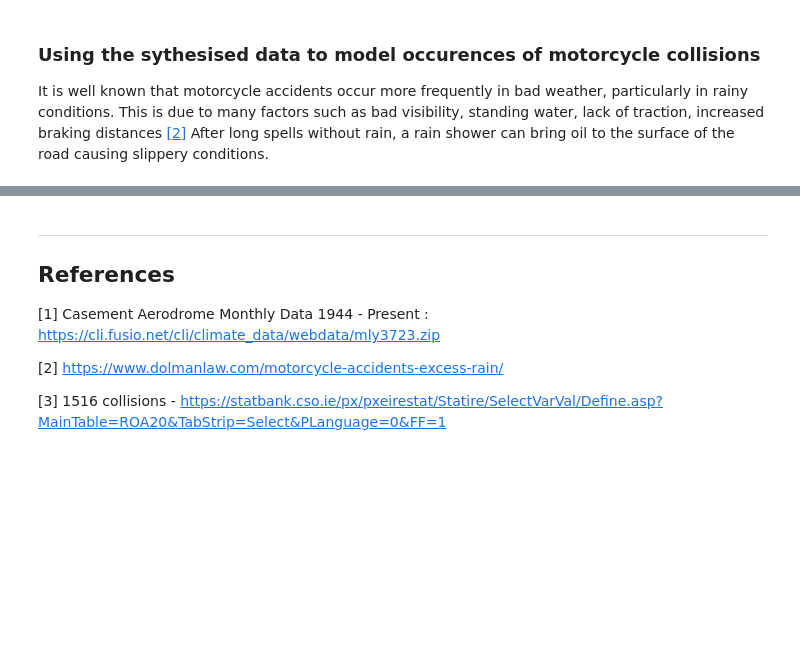
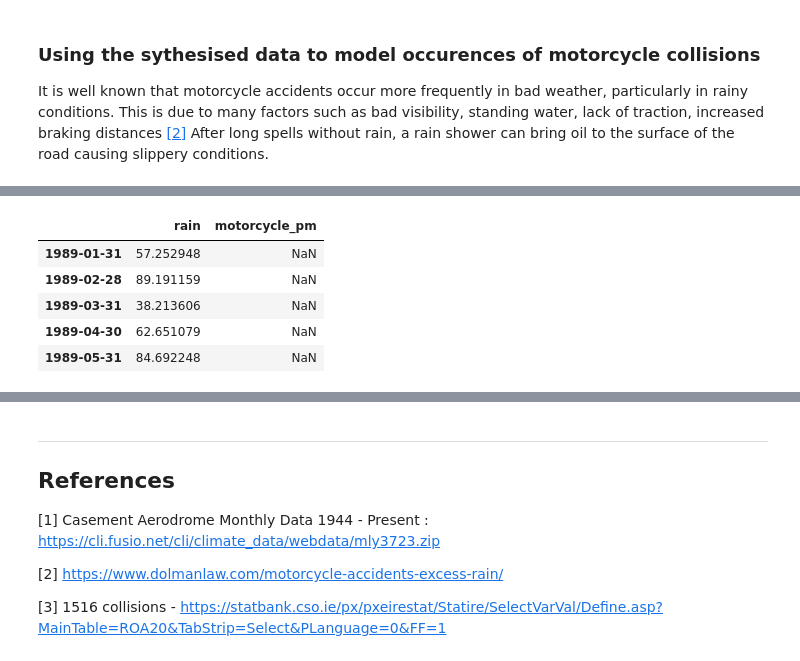
Before and after one commit to AdrianDonohoe/PDAProject2019, a Jupyter notebook: PDA Project - Casement Weather Station.ipynb, the cells around one changed output, grey strips where cells are left out. Cells and saved outputs as stored; diff of their text form; code cells hidden in the pictures; blank space fills up the shorter version.

```diff
--- a/PDA Project - Casement Weather Station.ipynb
+++ b/PDA Project - Casement Weather Station.ipynb
@@ -507,0 +509,9 @@ rain_10y
+# %%
+rain_10y.head(5)
+# %% [output]
+|  | rain | motorcycle_pm |
+| 1989-01-31 | 57.252948 | NaN |
+| 1989-02-28 | 89.191159 | NaN |
+| 1989-03-31 | 38.213606 | NaN |
+| 1989-04-30 | 62.651079 | NaN |
+| 1989-05-31 | 84.692248 | NaN |
```
Also changed, not shown: parts of 17 cells of this notebook.
